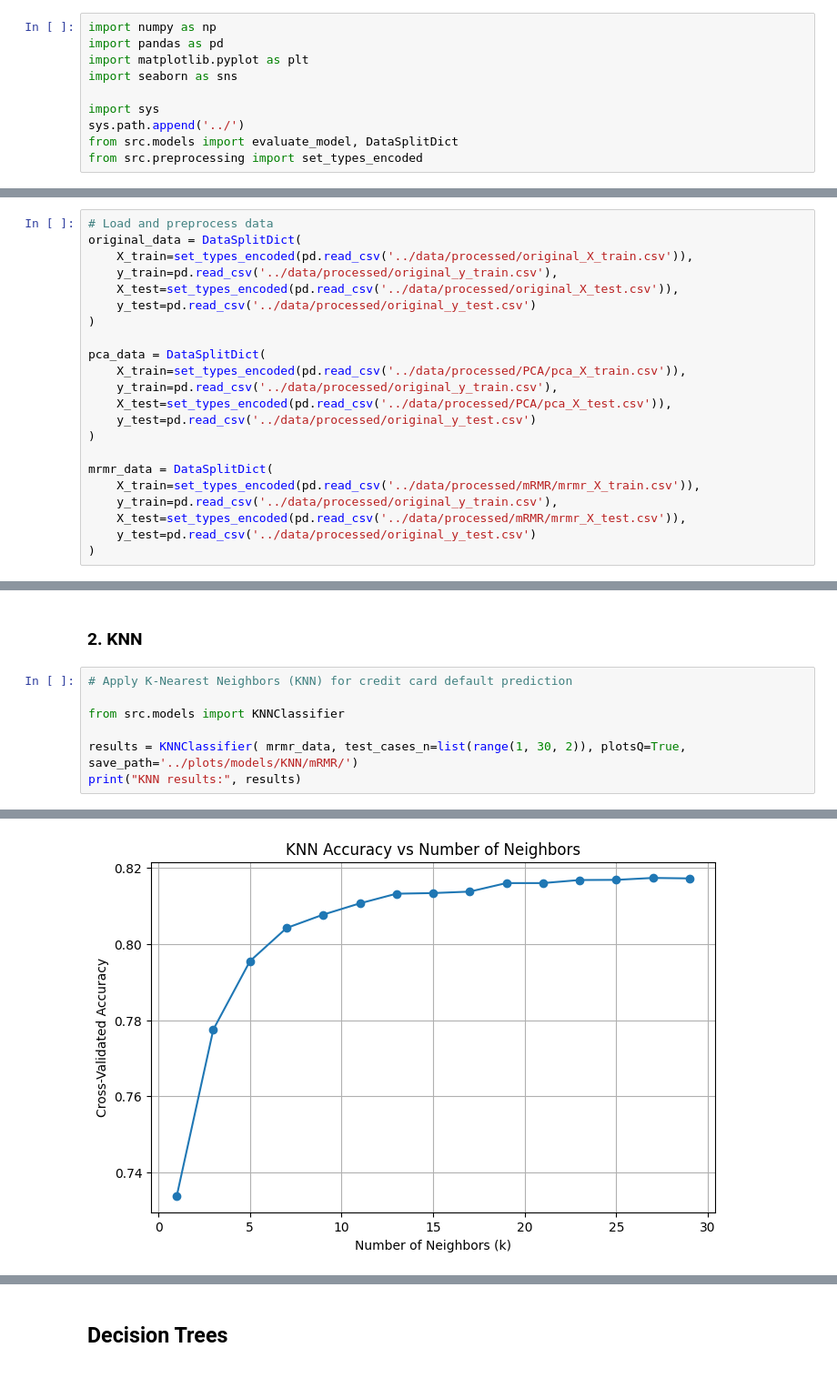
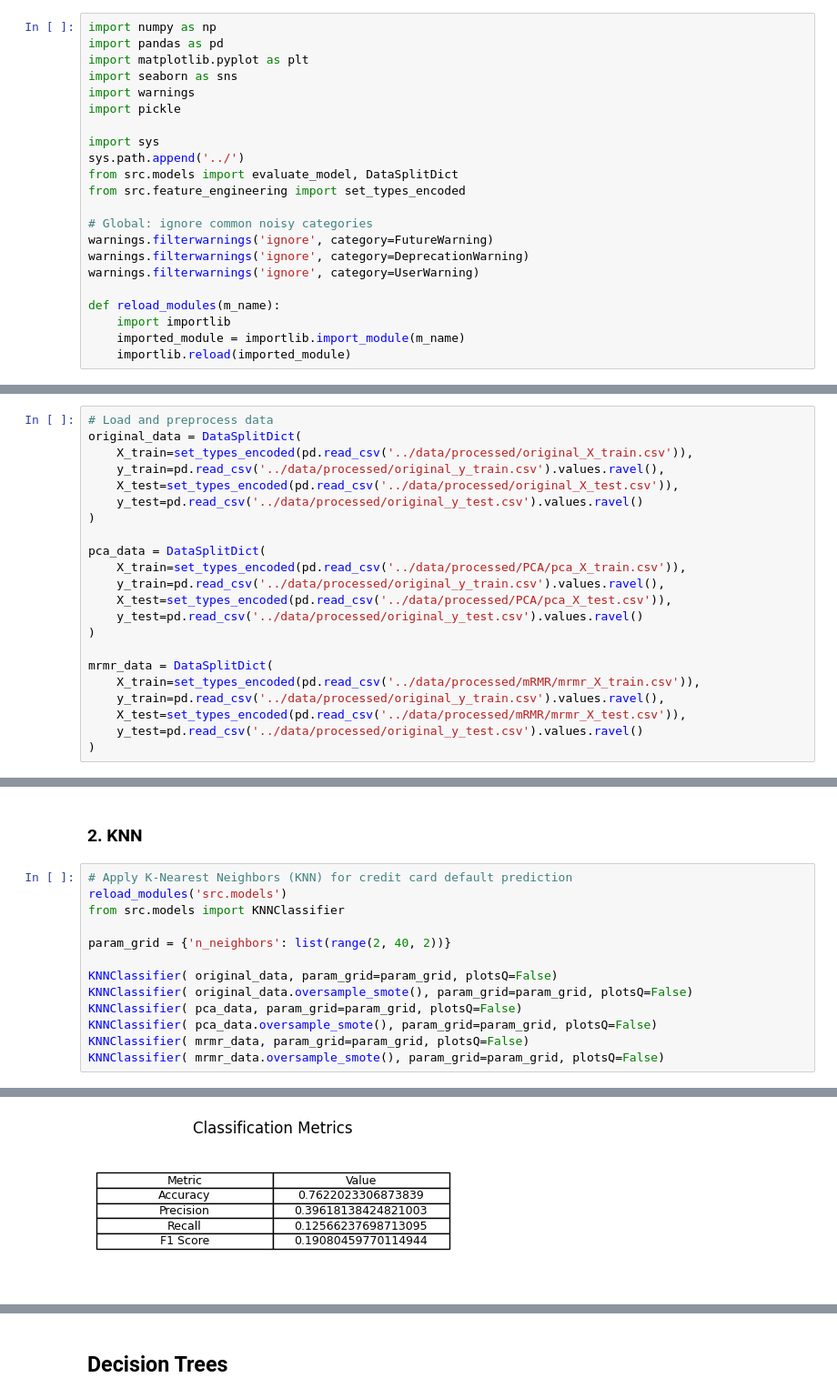
Before and after one commit to Roque97/DS-Project---Predicting-Default-of-Credit-Card-Clients-Taiwan-2005, a Jupyter notebook: notebooks/modeling.ipynb, the cells around one changed output, grey strips where cells are left out. Shown at 91% size. Saved outputs shown, nothing was run; the diff lists cells and outputs as text.

```diff
--- a/notebooks/modeling.ipynb
+++ b/notebooks/modeling.ipynb
@@ -3,32 +3,44 @@ import numpy as np
 import pandas as pd
 import matplotlib.pyplot as plt
 import seaborn as sns
+import warnings
+import pickle
 
 import sys
 sys.path.append('../')
 from src.models import evaluate_model, DataSplitDict
-from src.preprocessing import set_types_encoded
+from src.feature_engineering import set_types_encoded
+
+# Global: ignore common noisy categories
+warnings.filterwarnings('ignore', category=FutureWarning)
+warnings.filterwarnings('ignore', category=DeprecationWarning)
+warnings.filterwarnings('ignore', category=UserWarning)
+
+def reload_modules(m_name):
+    import importlib
+    imported_module = importlib.import_module(m_name)
+    importlib.reload(imported_module)
 # %% [markdown]
 ### Datasets Loading
 # %%
 # Load and preprocess data
 original_data = DataSplitDict(
     X_train=set_types_encoded(pd.read_csv('../data/processed/original_X_train.csv')),
-    y_train=pd.read_csv('../data/processed/original_y_train.csv'),
+    y_train=pd.read_csv('../data/processed/original_y_train.csv').values.ravel(),
     X_test=set_types_encoded(pd.read_csv('../data/processed/original_X_test.csv')),
-    y_test=pd.read_csv('../data/processed/original_y_test.csv')
+    y_test=pd.read_csv('../data/processed/original_y_test.csv').values.ravel()
 )
 
 pca_data = DataSplitDict(
     X_train=set_types_encoded(pd.read_csv('../data/processed/PCA/pca_X_train.csv')),
-    y_train=pd.read_csv('../data/processed/original_y_train.csv'),
+    y_train=pd.read_csv('../data/processed/original_y_train.csv').values.ravel(),
     X_test=set_types_encoded(pd.read_csv('../data/processed/PCA/pca_X_test.csv')),
-    y_test=pd.read_csv('../data/processed/original_y_test.csv')
+    y_test=pd.read_csv('../data/processed/original_y_test.csv').values.ravel()
 )
 
 mrmr_data = DataSplitDict(
     X_train=set_types_encoded(pd.read_csv('../data/processed/mRMR/mrmr_X_train.csv')),
-    y_train=pd.read_csv('../data/processed/original_y_train.csv'),
+    y_train=pd.read_csv('../data/processed/original_y_train.csv').values.ravel(),
     X_test=set_types_encoded(pd.read_csv('../data/processed/mRMR/mrmr_X_test.csv')),
-    y_test=pd.read_csv('../data/processed/original_y_test.csv')
+    y_test=pd.read_csv('../data/processed/original_y_test.csv').values.ravel()
 )
@@ -50,9 +110,15 @@ results = NaiveBayesClassifier(pca_data, plotsQ=True)
 ### 2. KNN
 # %%
 # Apply K-Nearest Neighbors (KNN) for credit card default prediction
-
+reload_modules('src.models')
 from src.models import KNNClassifier
 
-results = KNNClassifier( mrmr_data, test_cases_n=list(range(1, 30, 2)), plotsQ=True, save_path='../plots/models/KNN/mRMR/')
-print("KNN results:", results)
+param_grid = {'n_neighbors': list(range(2, 40, 2))}
+
+KNNClassifier( original_data, param_grid=param_grid, plotsQ=False)
+KNNClassifier( original_data.oversample_smote(), param_grid=param_grid, plotsQ=False)
+KNNClassifier( pca_data, param_grid=param_grid, plotsQ=False)
+KNNClassifier( pca_data.oversample_smote(), param_grid=param_grid, plotsQ=False)
+KNNClassifier( mrmr_data, param_grid=param_grid, plotsQ=False)
+KNNClassifier( mrmr_data.oversample_smote(), param_grid=param_grid, plotsQ=False)
 # %% [output]
@@ -61 +127 @@ Best cross-validated accuracy: 0.8173141891891891
-[figure, old version]
+[figure, new version]
```
Also changed, not shown: parts of 10 cells of this notebook, 24 other files.
